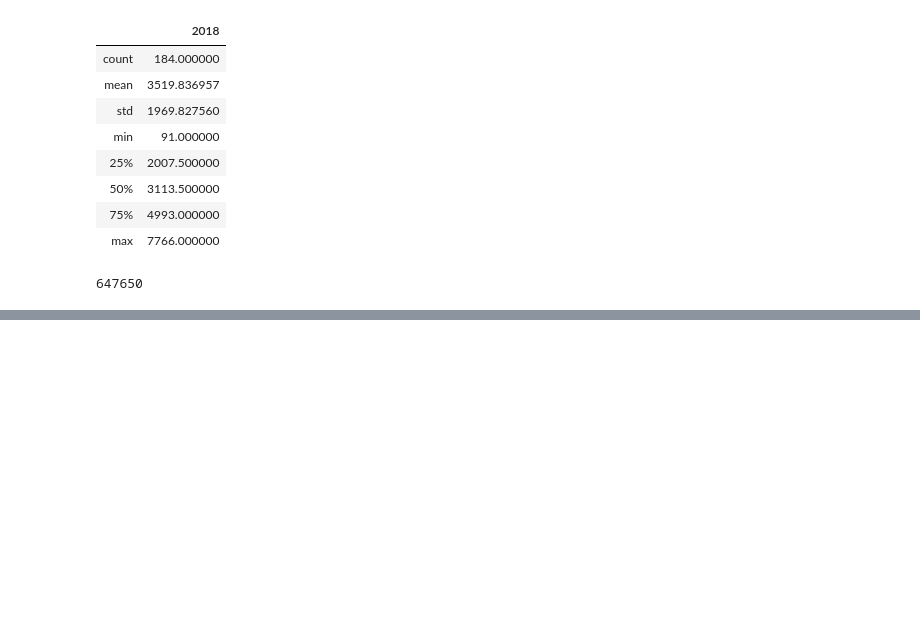
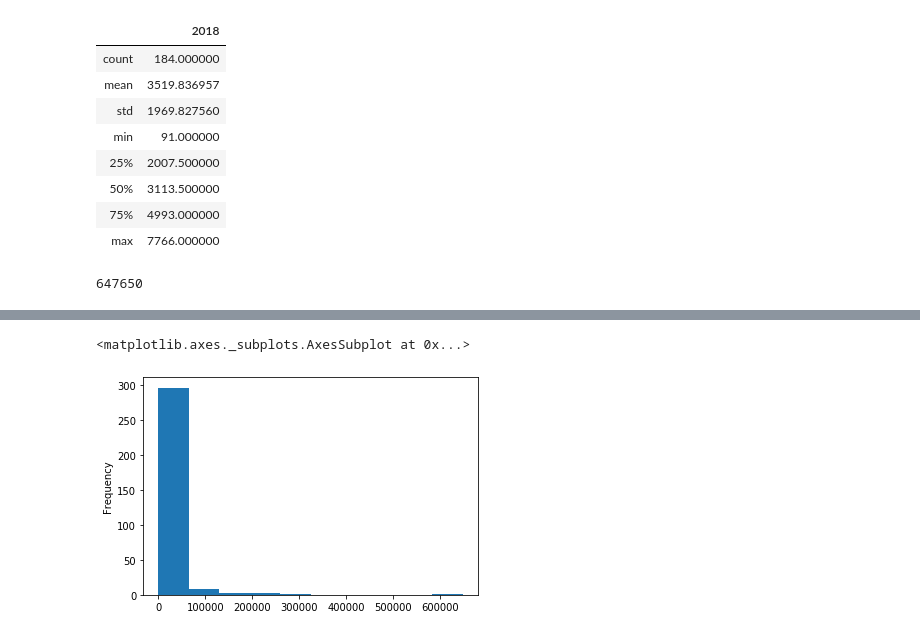
Before and after one commit to paulal/python_functions, a Jupyter notebook: Paula_Laesvuori_kuntadata.ipynb, the cells around one changed output, grey strips where cells are left out. Cells and saved outputs as stored; diff of their text form; code cells hidden in the pictures; blank space fills up the shorter version.

```diff
--- a/Paula_Laesvuori_kuntadata.ipynb
+++ b/Paula_Laesvuori_kuntadata.ipynb
@@ -279,0 +292,7 @@ mahtuu['2018'].sum()
+# %%
+# jos tehdään histogrammi, x-akselilla on kunnat ryhmiteltyinä koon mukaan ja y-akselilla kuntien määrä
+
+kunnat['2018'].plot(kind='hist')
+# %% [output]
+<matplotlib.axes._subplots.AxesSubplot at 0x...>
+[figure, added]
```
Also changed, not shown: parts of 14 cells of this notebook, 2 other files.
